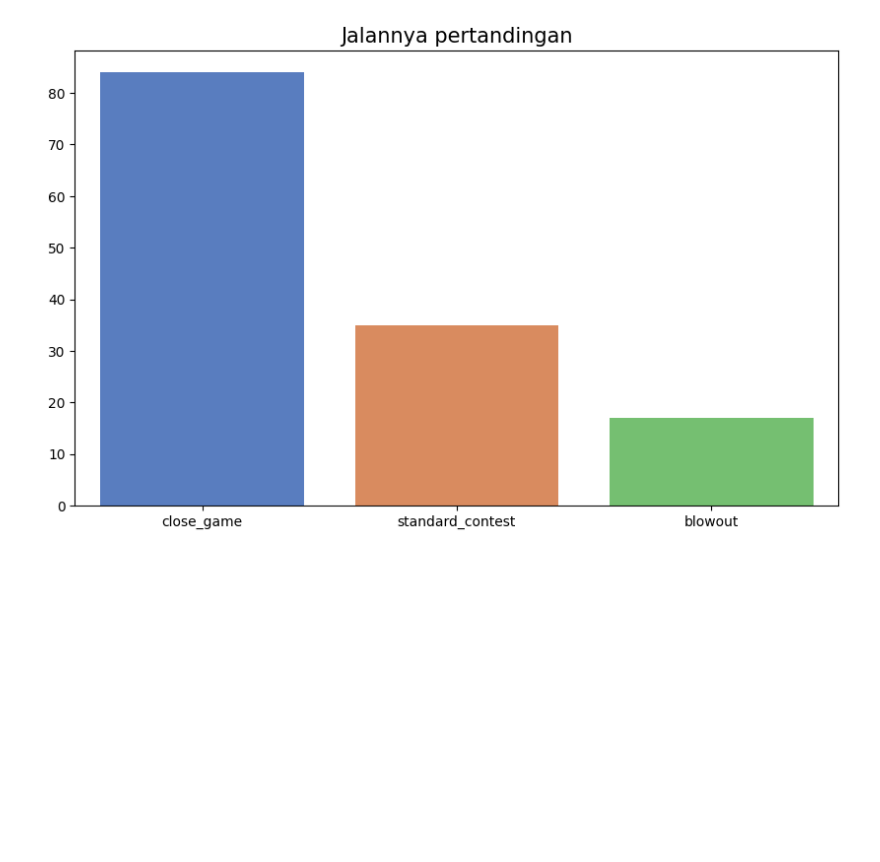
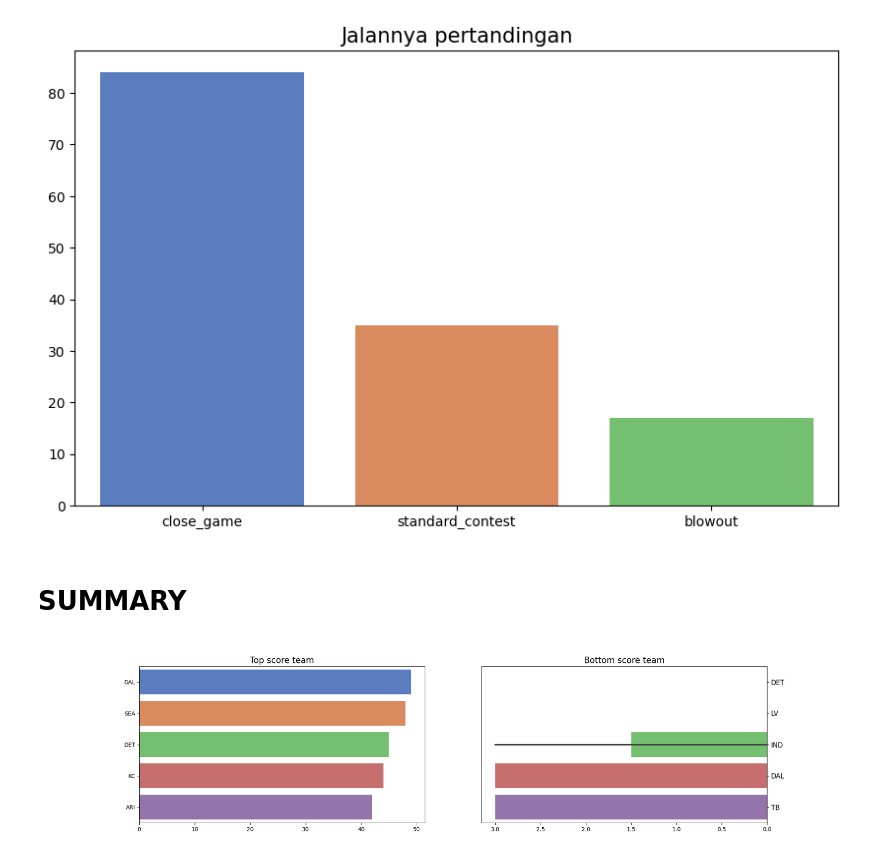
Before and after one commit to hanru789/NFL-Big-Data-Bowl-2025, a Jupyter notebook: about-games.ipynb, the cells around one changed output. Saved outputs shown, nothing was run; the diff lists cells and outputs as text; code cells hidden in the pictures; blank space fills up the shorter version.

```diff
--- a/about-games.ipynb
+++ b/about-games.ipynb
@@ -494,2 +528,9 @@ plt.show()
 # %% [output]
 [figure]
+# %% [markdown]
+# SUMMARY
+# %%
+from IPython.display import Image, display
+display(Image("fig1.png"))
+# %% [output]
+[figure, added]
```
Also changed, not shown: parts of 21 cells of this notebook.
